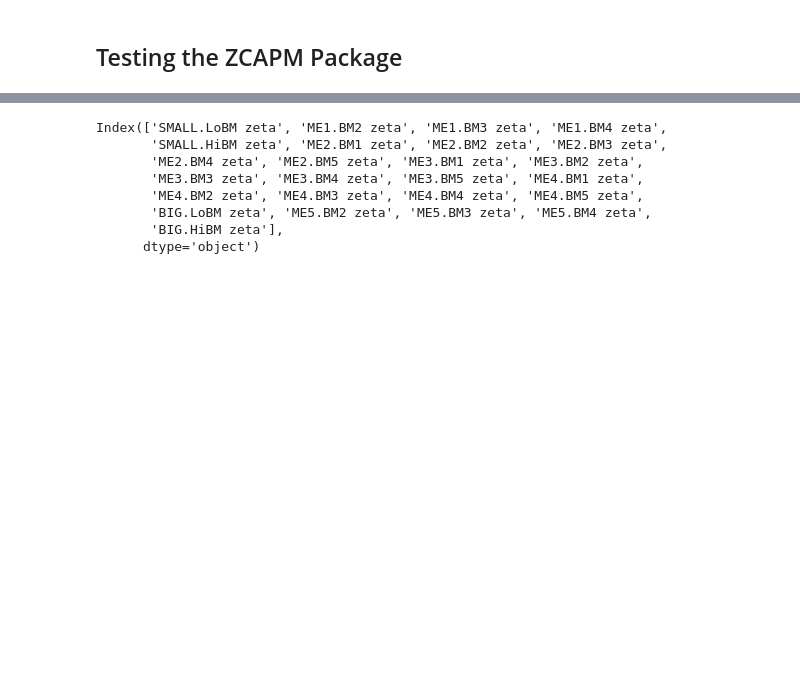
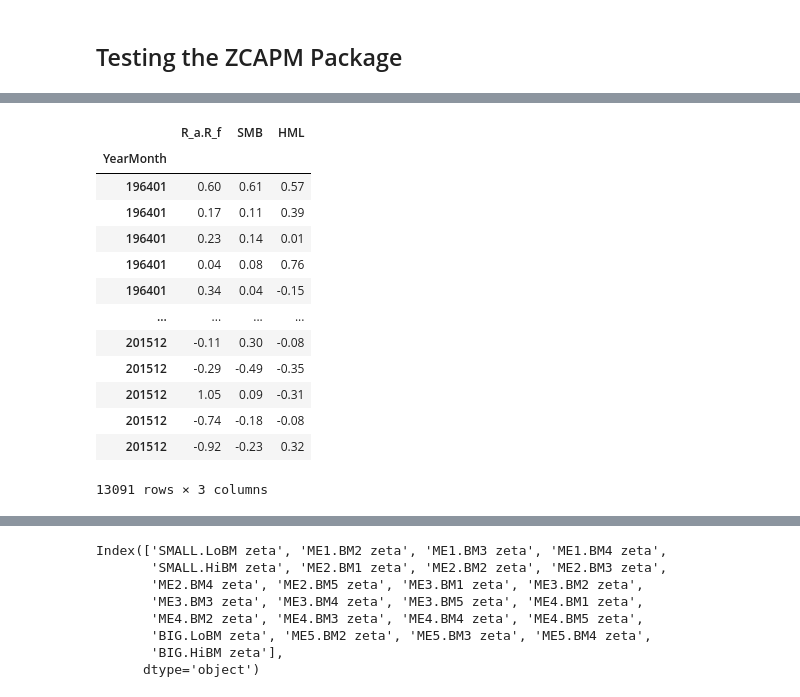
Before and after one commit to HYChangTAMU/Projects, a Jupyter notebook: Assignment5/Project5.ipynb, the cells around one changed output, grey strips where cells are left out. Saved outputs shown, nothing was run; the diff lists cells and outputs as text; code cells hidden in the pictures; blank space fills up the shorter version.

```diff
--- a/Assignment5/Project5.ipynb
+++ b/Assignment5/Project5.ipynb
@@ -203,3 +361,20 @@ facs_ret.set_index('YearMonth',inplace =True)
+# %%
+facs_ret
+# %% [output]
+|  | R_a.R_f | SMB | HML |
+| YearMonth |  |  |  |
+| 196401 | 0.60 | 0.61 | 0.57 |
+| 196401 | 0.17 | 0.11 | 0.39 |
+| 196401 | 0.23 | 0.14 | 0.01 |
+| 196401 | 0.04 | 0.08 | 0.76 |
+| 196401 | 0.34 | 0.04 | -0.15 |
+| ... | ... | ... | ... |
+| 201512 | -0.11 | 0.30 | -0.08 |
+| 201512 | -0.29 | -0.49 | -0.35 |
+| 201512 | 1.05 | 0.09 | -0.31 |
+| 201512 | -0.74 | -0.18 | -0.08 |
+| 201512 | -0.92 | -0.23 | 0.32 |
+13091 rows × 3 columns
 # %%
 #calculates time series factor loadings for each portfolio. See Testing class for information on the arguments of each
 #method
```
Also changed, not shown: parts of 14 cells of this notebook.
